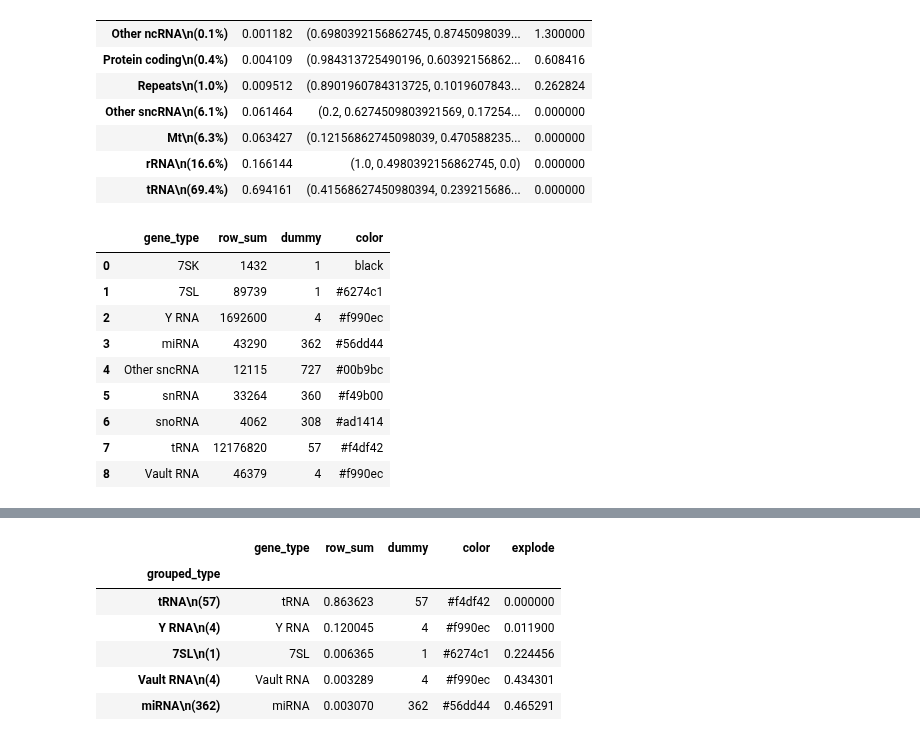
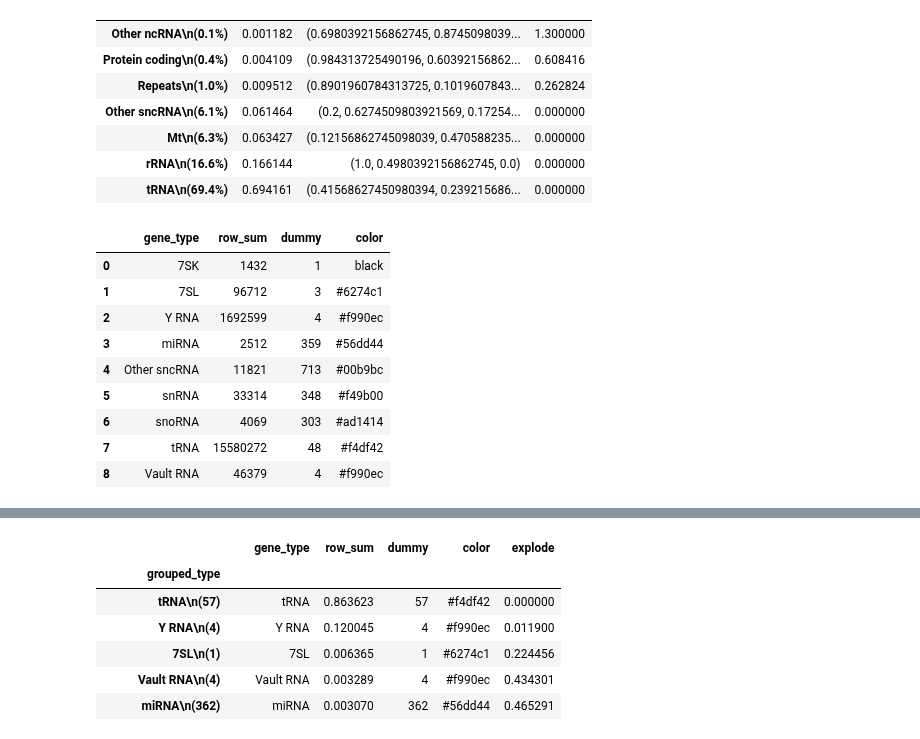
Before and after one commit to wckdouglas/cfNA, a Jupyter notebook: plots/plot_count.ipynb, the cells around one changed output, grey strips where cells are left out. Drawn from its saved outputs; the diff is of its cells as text; code cells hidden in the pictures.

```diff
--- a/plots/plot_count.ipynb
+++ b/plots/plot_count.ipynb
@@ -620,41 +620,41 @@ def rename_snc(x):
     else:
         return x
 
 snc_df = pd.read_table('/stor/work/Lambowitz/cdw2854/cfNA/tgirt_map/Counts/all_counts/spreaded_all_counts.tsv') \
     .filter(regex='id|type|grouped|Q[cC][fF][0-9]+')\
     .filter(regex='id|type|grouped|:dedup:sense') \
     .query('grouped_type != "No features"')\
     .assign(grouped_type = lambda d: np.where(d['grouped_type'].isin(["Y-RNA",'vaultRNA','miRNA','snoRNA']), 'Other sncRNA', d.grouped_type))\
     .assign(grouped_type = lambda d: np.where(d['grouped_type'].isin(["Antisense"]), 'Other ncRNA', d.grouped_type))\
     .pipe(lambda d: d[d.grouped_type.isin(['tRNA', "Other sncRNA"])]) \
     .assign(gene_id = lambda d: np.where(d.gene_type == "tRNA",
                                         np.where(~d.gene_id.str.contains('MT'),
                                                 d.gene_id.str.extract('(^TR[A-Za-z]+-[ACTGN]{3})', expand=False),
                                                 d.gene_id.str.extract('(^MT-[A-Z]{2})', expand=False)),
                                         d.gene_id)) \
-    .pipe(lambda d: d[~d.gene_id.str.contains('MT')])\
+    .pipe(lambda d: d[~d.gene_id.str.contains('MT|-ATA')])\
     .groupby(['gene_type','gene_id','grouped_type'], as_index=False)\
     .sum()\
     .assign(row_sum = lambda d: d.filter(regex='^[Qq][cC][fF]').sum(axis=1))\
     .filter(regex = 'id|type|row_sum') \
     .query('row_sum > 0') \
     .assign(dummy = 1)\
     .groupby(['gene_type'], as_index=False)\
     .agg({'row_sum': 'sum',
          'dummy':'sum'}) \
     .assign(gene_type = lambda d: d.gene_type.map(rename_snc))\
     .assign(color = lambda d: d['gene_type'].map(snc_ce.encoder))
 snc_df
 # %% [output]
 |  | gene_type | row_sum | dummy | color |
 | 0 | 7SK | 1432 | 1 | black |
-| 1 | 7SL | 89739 | 1 | #6274c1 |
-| 2 | Y RNA | 1692600 | 4 | #f990ec |
-| 3 | miRNA | 43290 | 362 | #56dd44 |
-| 4 | Other sncRNA | 12115 | 727 | #00b9bc |
-| 5 | snRNA | 33264 | 360 | #f49b00 |
-| 6 | snoRNA | 4062 | 308 | #ad1414 |
-| 7 | tRNA | 12176820 | 57 | #f4df42 |
+| 1 | 7SL | 96712 | 3 | #6274c1 |
+| 2 | Y RNA | 1692599 | 4 | #f990ec |
+| 3 | miRNA | 2512 | 359 | #56dd44 |
+| 4 | Other sncRNA | 11821 | 713 | #00b9bc |
+| 5 | snRNA | 33314 | 348 | #f49b00 |
+| 6 | snoRNA | 4069 | 303 | #ad1414 |
+| 7 | tRNA | 15580272 | 48 | #f4df42 |
 | 8 | Vault RNA | 46379 | 4 | #f990ec |
 # %%
 rcParams['pdf.fonttype'] = 42
```
Also changed, not shown: parts of 6 cells of this notebook, 4 other files.
